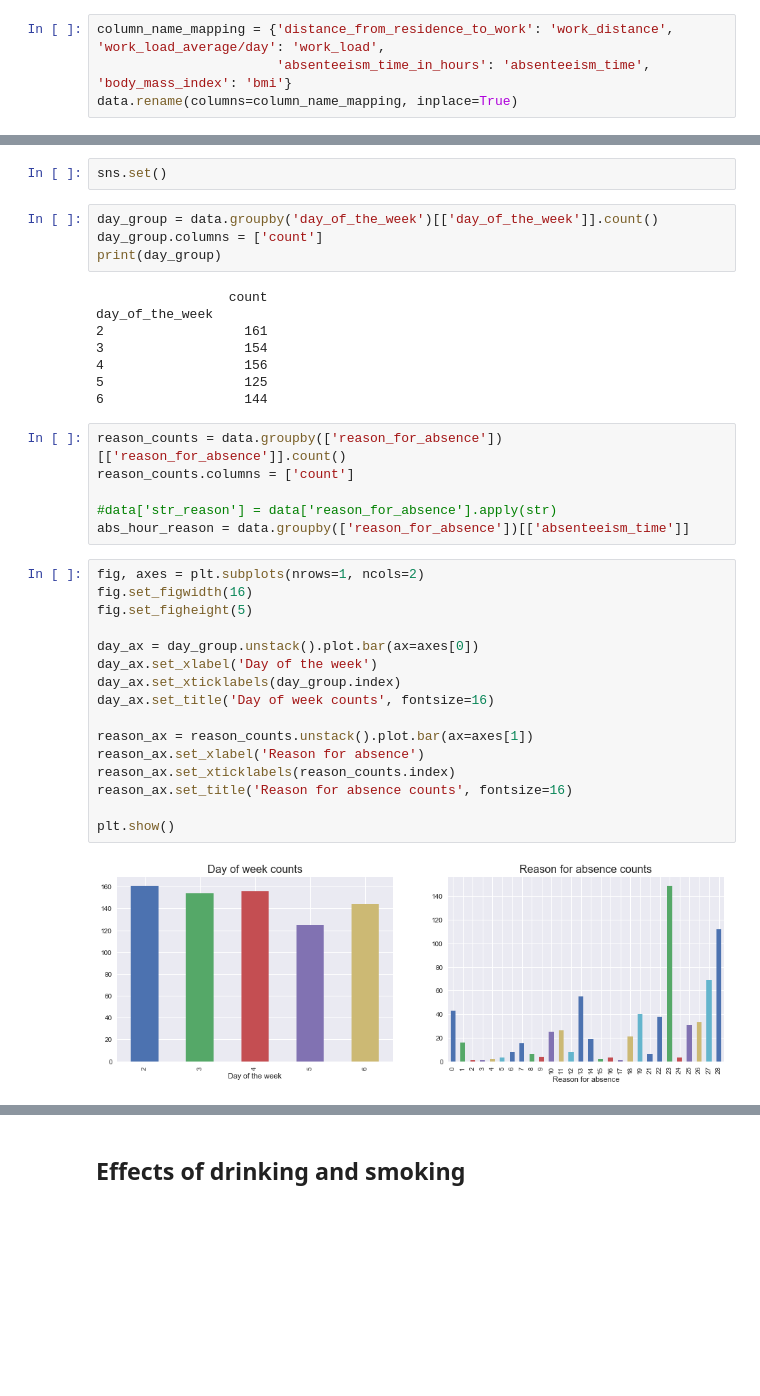
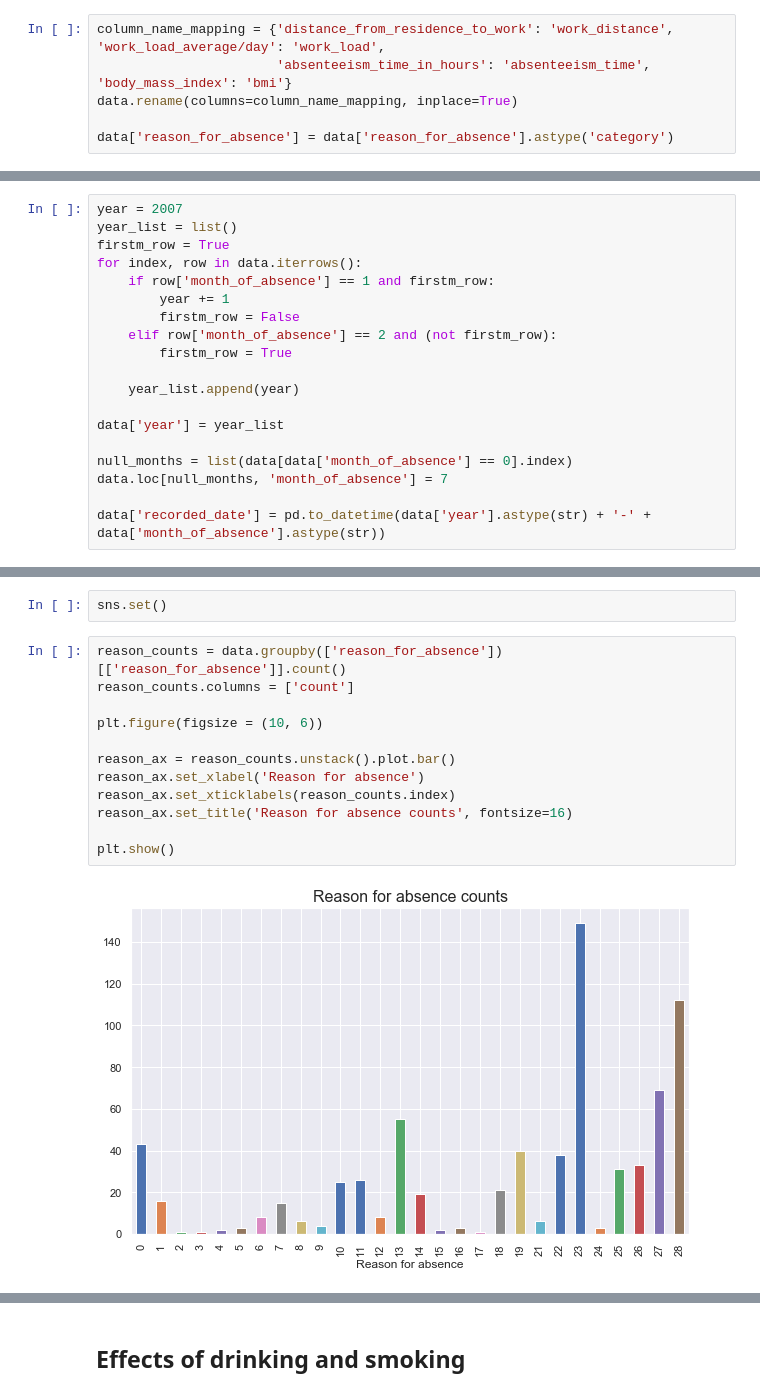
Before and after one commit to chasnew/data-analysis-repository, a Jupyter notebook: Absenteeism at work/Analysis of Absenteeism.ipynb, the cells around one changed output, grey strips where cells are left out. Drawn from its saved outputs; the diff is of its cells as text; blank space fills up the shorter version.

Commit message:
added the replication of the original study and more visualization + interpretations

```diff
--- a/Absenteeism at work/Analysis of Absenteeism.ipynb
+++ b/Absenteeism at work/Analysis of Absenteeism.ipynb
@@ -96,3 +96,5 @@ data.columns = new_cols
 column_name_mapping = {'distance_from_residence_to_work': 'work_distance', 'work_load_average/day': 'work_load',
                        'absenteeism_time_in_hours': 'absenteeism_time', 'body_mass_index': 'bmi'}
 data.rename(columns=column_name_mapping, inplace=True)
+
+data['reason_for_absence'] = data['reason_for_absence'].astype('category')
@@ -99,3 +105,22 @@ data.rename(columns=column_name_mapping, inplace=True)
+# %%
+year = 2007
+year_list = list()
+firstm_row = True
+for index, row in data.iterrows():
+    if row['month_of_absence'] == 1 and firstm_row:
+        year += 1
+        firstm_row = False
+    elif row['month_of_absence'] == 2 and (not firstm_row):
+        firstm_row = True
+
+    year_list.append(year)
+
+data['year'] = year_list
+
+null_months = list(data[data['month_of_absence'] == 0].index)
+data.loc[null_months, 'month_of_absence'] = 7
+
+data['recorded_date'] = pd.to_datetime(data['year'].astype(str) + '-' + data['month_of_absence'].astype(str))
 # %%
 data.iloc[:,:10].head(7)
 # %% [output]
@@ -137,40 +150,18 @@ Name: id, dtype: int64
 # %%
 sns.set()
-# %%
-day_group = data.groupby('day_of_the_week')[['day_of_the_week']].count()
-day_group.columns = ['count']
-print(day_group)
-# %% [output]
-                 count
-day_of_the_week
-2                  161
-3                  154
-4                  156
-5                  125
-6                  144
-# %%
-reason_counts = data.groupby(['reason_for_absence'])[['reason_for_absence']].count()
-reason_counts.columns = ['count']
-
-#data['str_reason'] = data['reason_for_absence'].apply(str)
-abs_hour_reason = data.groupby(['reason_for_absence'])[['absenteeism_time']]
 # %%
-fig, axes = plt.subplots(nrows=1, ncols=2)
-fig.set_figwidth(16)
-fig.set_figheight(5)
+reason_counts = data.groupby(['reason_for_absence'])[['reason_for_absence']].count()
+reason_counts.columns = ['count']
 
-day_ax = day_group.unstack().plot.bar(ax=axes[0])
-day_ax.set_xlabel('Day of the week')
-day_ax.set_xticklabels(day_group.index)
-day_ax.set_title('Day of week counts', fontsize=16)
+plt.figure(figsize = (10, 6))
 
-reason_ax = reason_counts.unstack().plot.bar(ax=axes[1])
+reason_ax = reason_counts.unstack().plot.bar()
 reason_ax.set_xlabel('Reason for absence')
 reason_ax.set_xticklabels(reason_counts.index)
 reason_ax.set_title('Reason for absence counts', fontsize=16)
 
 plt.show()
 # %% [output]
-[figure, old version]
+[figure, new version]
 # %%
 fig, axes = plt.subplots(nrows=2, ncols=1)
```
Also changed, not shown: parts of 72 cells of this notebook, 1 other file.
